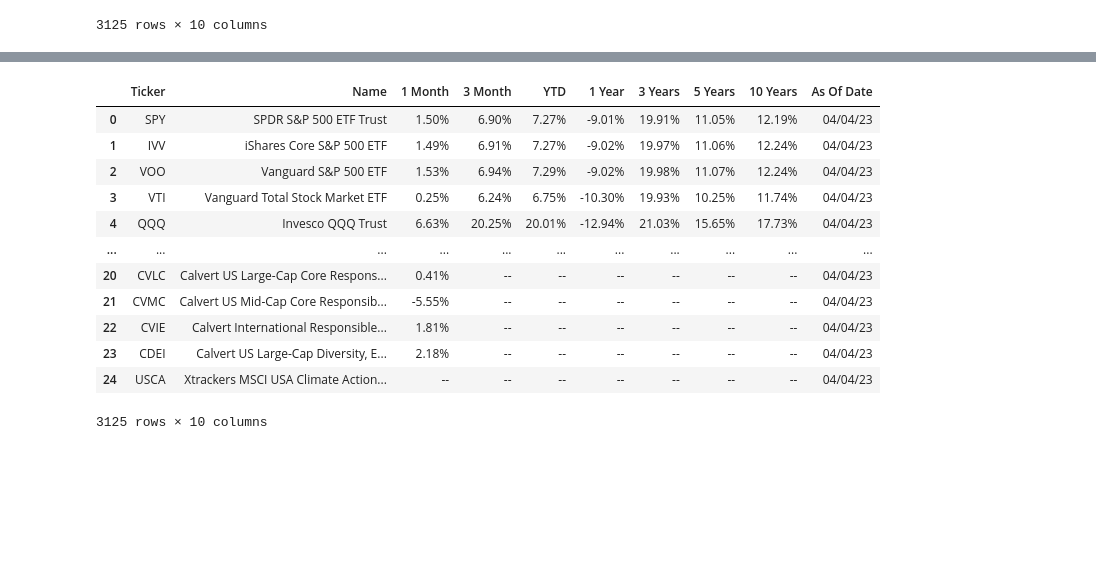
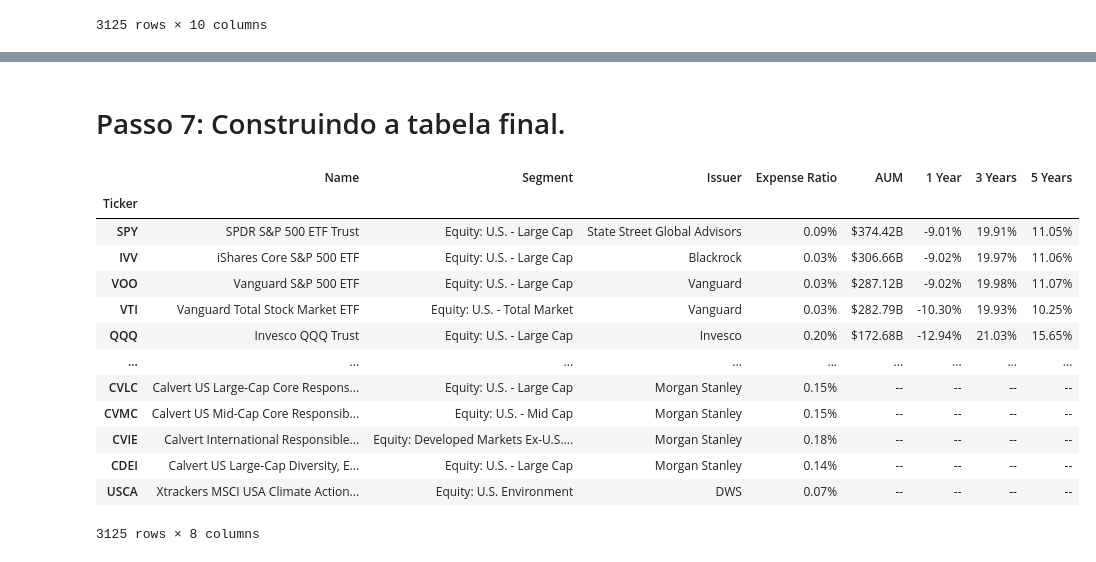
Before and after one commit to raphaelsoaresc/web-scraping, a Jupyter notebook: web-scraping.ipynb, the cells around one changed output, grey strips where cells are left out. Saved outputs shown, nothing was run; the diff lists cells and outputs as text; code cells hidden in the pictures; blank space fills up the shorter version.

Commit message:
Adicionar código para juntar as tabelas em uma tabela final

```diff
--- a/web-scraping.ipynb
+++ b/web-scraping.ipynb
@@ -194,16 +178,26 @@ tabela_cadastro_etfs
-# %%
-tabela_rentabilidade_etfs
-# %% [output]
-|  | Ticker | Name | 1 Month | 3 Month | YTD | 1 Year | 3 Years | 5 Years | 10 Years | As Of Date |
-| 0 | SPY | SPDR S&P 500 ETF Trust | 1.50% | 6.90% | 7.27% | -9.01% | 19.91% | 11.05% | 12.19% | 04/04/23 |
-| 1 | IVV | iShares Core S&P 500 ETF | 1.49% | 6.91% | 7.27% | -9.02% | 19.97% | 11.06% | 12.24% | 04/04/23 |
-| 2 | VOO | Vanguard S&P 500 ETF | 1.53% | 6.94% | 7.29% | -9.02% | 19.98% | 11.07% | 12.24% | 04/04/23 |
-| 3 | VTI | Vanguard Total Stock Market ETF | 0.25% | 6.24% | 6.75% | -10.30% | 19.93% | 10.25% | 11.74% | 04/04/23 |
-| 4 | QQQ | Invesco QQQ Trust | 6.63% | 20.25% | 20.01% | -12.94% | 21.03% | 15.65% | 17.73% | 04/04/23 |
-| ... | ... | ... | ... | ... | ... | ... | ... | ... | ... | ... |
-| 20 | CVLC | Calvert US Large-Cap Core Respons... | 0.41% | -- | -- | -- | -- | -- | -- | 04/04/23 |
-| 21 | CVMC | Calvert US Mid-Cap Core Responsib... | -5.55% | -- | -- | -- | -- | -- | -- | 04/04/23 |
-| 22 | CVIE | Calvert International Responsible... | 1.81% | -- | -- | -- | -- | -- | -- | 04/04/23 |
-| 23 | CDEI | Calvert US Large-Cap Diversity, E... | 2.18% | -- | -- | -- | -- | -- | -- | 04/04/23 |
-| 24 | USCA | Xtrackers MSCI USA Climate Action... | -- | -- | -- | -- | -- | -- | -- | 04/04/23 |
-3125 rows × 10 columns
+# %% [markdown]
+# Passo 7: Construindo a tabela final.
+# %%
+tabela_rentabilidade_etfs = tabela_rentabilidade_etfs.set_index('Ticker')
+tabela_rentabilidade_etfs = tabela_rentabilidade_etfs[['1 Year', '3 Years', '5 Years']]
+
+tabela_cadastro_etfs = tabela_cadastro_etfs.set_index('Ticker')
+# %%
+base_de_dados_final = tabela_cadastro_etfs.join(tabela_rentabilidade_etfs, how = 'inner')
+
+base_de_dados_final
+# %% [output]
+|  | Name | Segment | Issuer | Expense Ratio | AUM | 1 Year | 3 Years | 5 Years |
+| Ticker |  |  |  |  |  |  |  |  |
+| SPY | SPDR S&P 500 ETF Trust | Equity: U.S. - Large Cap | State Street Global Advisors | 0.09% | $374.42B | -9.01% | 19.91% | 11.05% |
+| IVV | iShares Core S&P 500 ETF | Equity: U.S. - Large Cap | Blackrock | 0.03% | $306.66B | -9.02% | 19.97% | 11.06% |
+| VOO | Vanguard S&P 500 ETF | Equity: U.S. - Large Cap | Vanguard | 0.03% | $287.12B | -9.02% | 19.98% | 11.07% |
+| VTI | Vanguard Total Stock Market ETF | Equity: U.S. - Total Market | Vanguard | 0.03% | $282.79B | -10.30% | 19.93% | 10.25% |
+| QQQ | Invesco QQQ Trust | Equity: U.S. - Large Cap | Invesco | 0.20% | $172.68B | -12.94% | 21.03% | 15.65% |
+| ... | ... | ... | ... | ... | ... | ... | ... | ... |
+| CVLC | Calvert US Large-Cap Core Respons... | Equity: U.S. - Large Cap | Morgan Stanley | 0.15% | -- | -- | -- | -- |
+| CVMC | Calvert US Mid-Cap Core Responsib... | Equity: U.S. - Mid Cap | Morgan Stanley | 0.15% | -- | -- | -- | -- |
+| CVIE | Calvert International Responsible... | Equity: Developed Markets Ex-U.S.... | Morgan Stanley | 0.18% | -- | -- | -- | -- |
+| CDEI | Calvert US Large-Cap Diversity, E... | Equity: U.S. - Large Cap | Morgan Stanley | 0.14% | -- | -- | -- | -- |
+| USCA | Xtrackers MSCI USA Climate Action... | Equity: U.S. Environment | DWS | 0.07% | -- | -- | -- | -- |
+3125 rows × 8 columns
```
Also changed, not shown: parts of 1 cell of this notebook.
